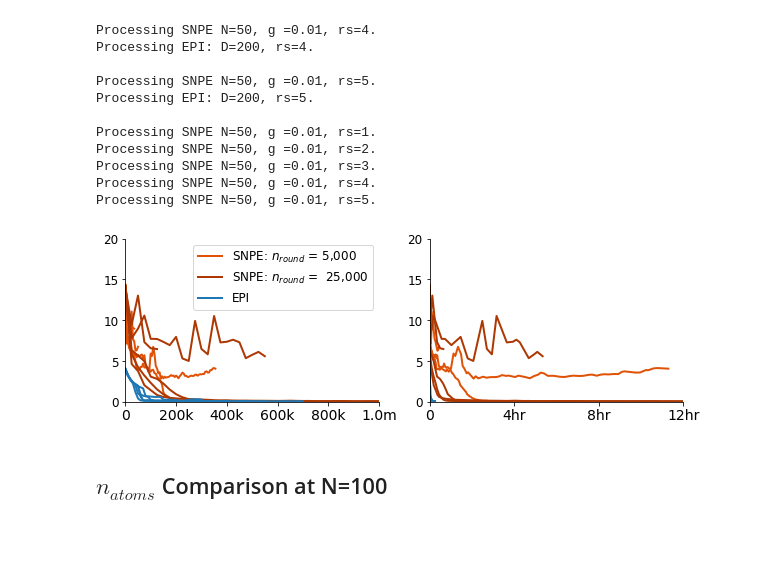
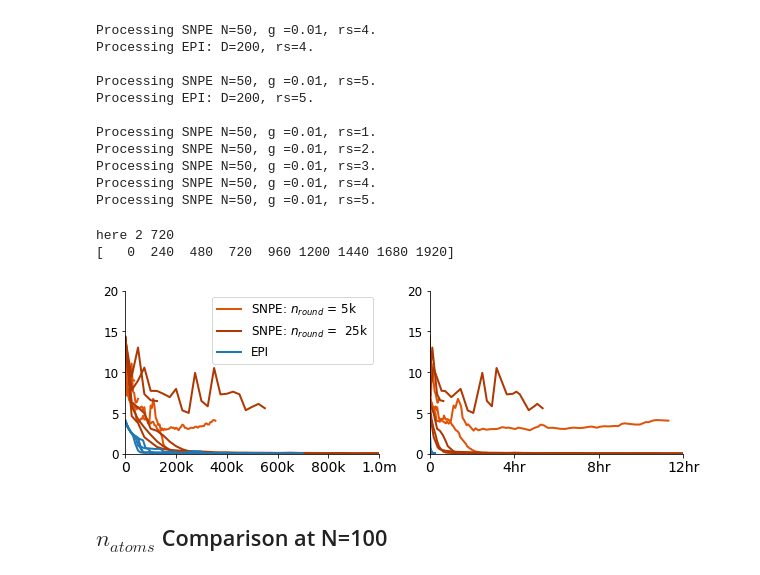
Before and after one commit to cunningham-lab/epi, a Jupyter notebook: notebooks/RNN/AnalyzeRNNSupp3.ipynb, the cells around one changed output. Saved outputs shown, nothing was run; the diff lists cells and outputs as text; code cells hidden in the pictures; blank space fills up the shorter version.

```diff
--- a/notebooks/RNN/AnalyzeRNNSupp3.ipynb
+++ b/notebooks/RNN/AnalyzeRNNSupp3.ipynb
@@ -101,23 +101,26 @@ Processing SNPE N=50, g =0.01, rs=5.
 # %%
 oranges = [orange_pal[1], orange_pal[0]]
 num_batch = 200
 num_atoms = 100
 epis, snpe1s, snpe2s = [], [], []
 for _i, rs in enumerate(random_seeds):
     if (_num_sims, num_batch, num_atoms, rs) in SNPE_all:
         snpe1s.append(SNPE_all[(5000,num_batch,_num_atoms, rs)])
         snpe2s.append(SNPE_all[(25000,num_batch,_num_atoms, rs)])
 
     epis.append(EPI_all[rs])
 
 epi_label = r"EPI"
-snpe1_label = r"SNPE: $n_{round}$ = 5,000"
-snpe2_label = r"SNPE: $n_{round}$ =  25,000"
+snpe1_label = r"SNPE: $n_{round}$ = 5k"
+snpe2_label = r"SNPE: $n_{round}$ =  25k"
 fig, axs = plot_compare_hp(epis, snpe1s, snpe2s, colors[0], oranges,
-                epi_label, snpe1_label, snpe2_label, xlims=[1e6, 12*60], fontsize=14)
+                epi_label, snpe1_label, snpe2_label, xlims=[1e6, 12*60],
+                           fontsize=14)
 plt.savefig(os.path.join("figures", "figRNN3",  "ScalingSNPE_N=50.png"))
 # %% [output]
+here 2 720
+[   0  240  480  720  960 1200 1440 1680 1920]
-[figure, old version]
+[figure, new version]
 # %% [markdown]
 ## $n_{atoms}$ Comparison at N=100
 # %%
```
Also changed, not shown: parts of 2 cells of this notebook.
